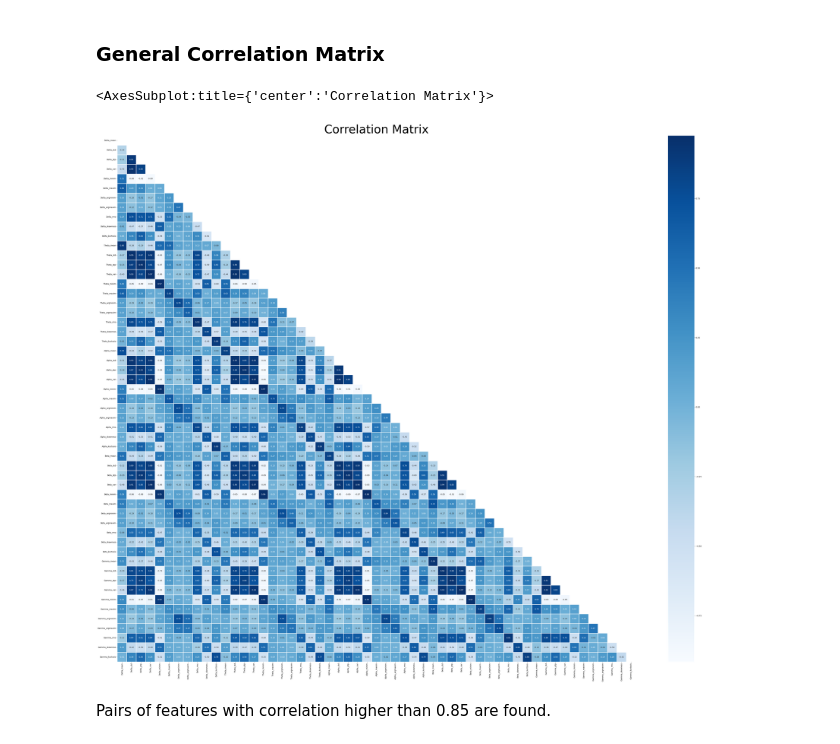
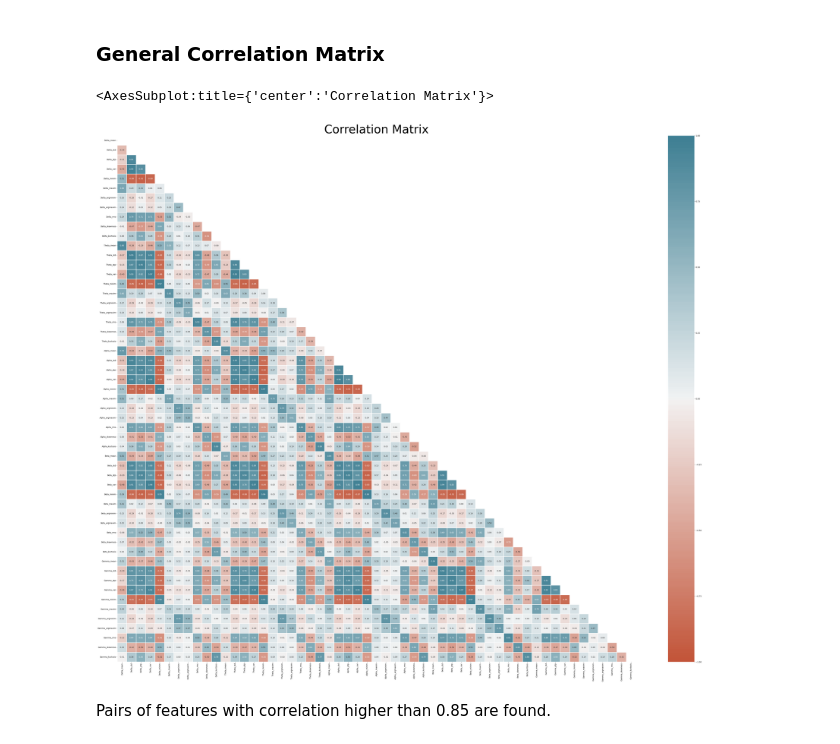
Before and after one commit to jtsang02/Hand-Dominance-Classifier, a Jupyter notebook: EEG_Code.ipynb, the cells around one changed output. Saved outputs shown, nothing was run; the diff lists cells and outputs as text; code cells hidden in the pictures.

```diff
--- a/EEG_Code.ipynb
+++ b/EEG_Code.ipynb
@@ -104,11 +72,11 @@ delimiter = "\\" # for windows
 # delimiter = "//"  # for os system
 
 # add your own path:
-# path = r"C:/Users/chies/OneDrive/Desktop/MANU-465-EEG4-main/Unprocessed Data"
+path = r"C:/Users/chies/OneDrive/Desktop/MANU-465-EEG4-main/Unprocessed Data"
 #path = r"C:\Users\M0NYP\Desktop\Data"
 # path=r"/Users/sofiacaltabiano/Desktop/MANU-465-EEG4-main-2/Unprocessed Data"
 #path=r"C:\Users\muyan\OneDrive - UBC\School\2022W\EEG-v7\MANU-465-EEG4-main\Unprocessed Data"
-path = r"D:\Documents\UBC\MANU 465\MANU-465-EEG4\Unprocessed Data"
+#path = r"D:\Documents\UBC\MANU 465\MANU-465-EEG4\Unprocessed Data"
 # %%
 os.chdir(path)
 # %% [markdown]
@@ -443,12 +410,13 @@ r_matrix.head()
 # %%
 r_mask = np.triu(np.ones_like(r_matrix, dtype = bool))
 from seaborn import heatmap
 plt.figure(figsize = [60,50], dpi = 100)
 plt.title('Correlation Matrix', fontsize = 60)
-heatmap(r_matrix, mask=r_mask, annot=True, lw=1, linecolor='White', cmap='Blues', fmt = "0.2f")
+heatmap(r_matrix, mask=r_mask, annot=True, lw=1, linecolor='White', vmin=-1, vmax=1, center=0,
+    cmap=sns.diverging_palette(20, 220, n=200), fmt = "0.2f")
 # %% [output]
 <AxesSubplot:title={'center':'Correlation Matrix'}>
-[figure, old version]
+[figure, new version]
 # %% [markdown]
 Pairs of features with correlation higher than 0.85 are found.
 # %%
```
Also changed, not shown: parts of 32 cells of this notebook.
